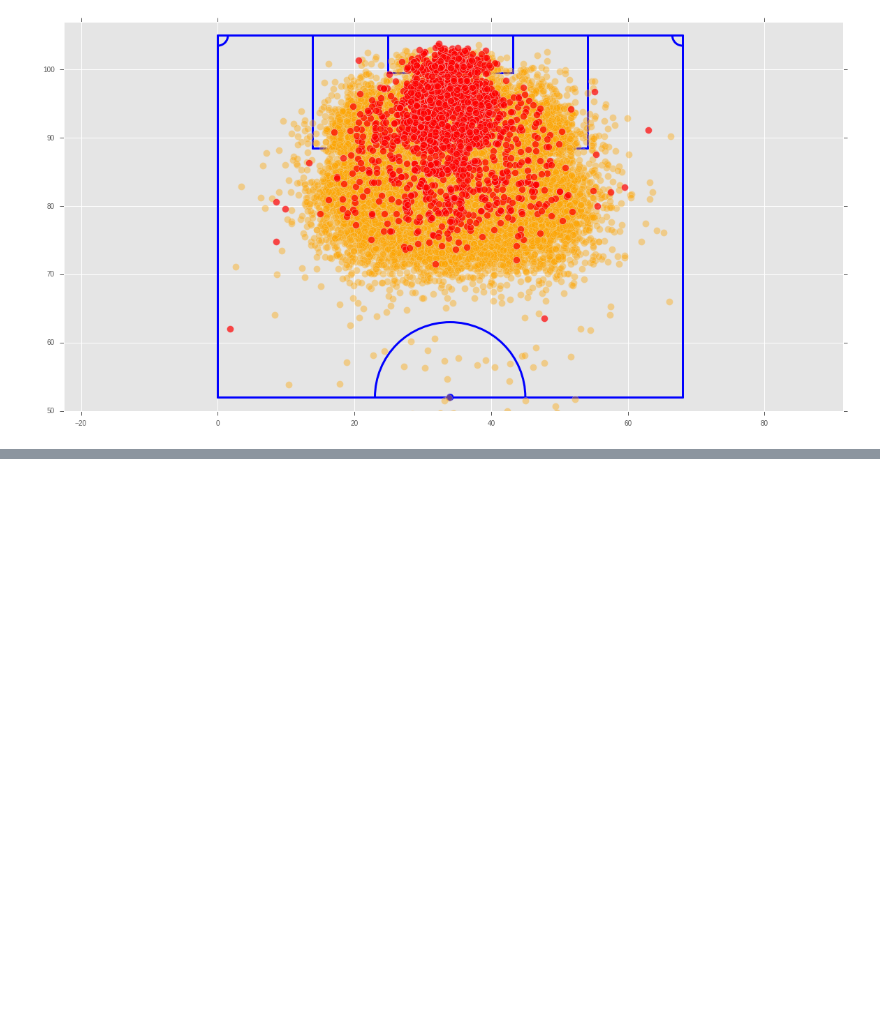
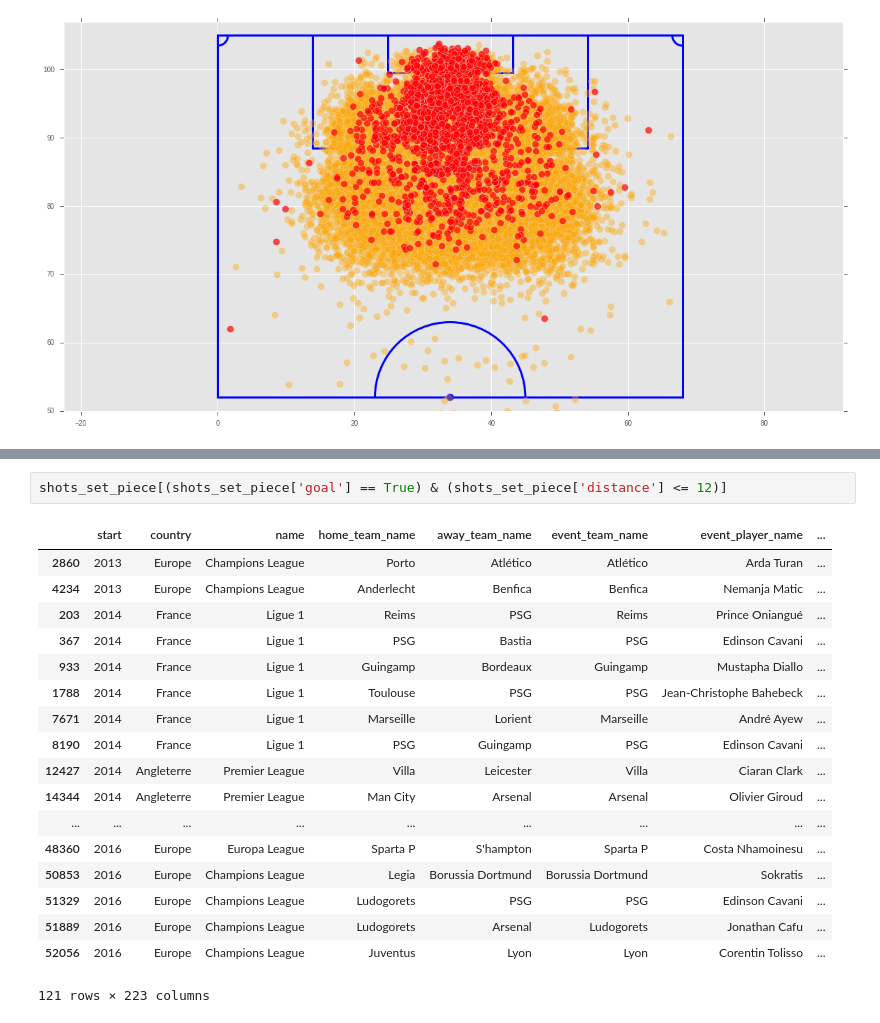
Before and after one commit to 10contre11/notebooks, a Jupyter notebook: xg_features_selection.ipynb, the cells around one changed output, grey strips where cells are left out. Drawn from its saved outputs; the diff is of its cells as text; blank space fills up the shorter version.

```diff
--- a/xg_features_selection.ipynb
+++ b/xg_features_selection.ipynb
@@ -439,0 +450,21 @@ plt.scatter(shots_back_pass[shots_back_pass['goal'] == True]['adj_start_y'], sho
+# %%
+shots_set_piece[(shots_set_piece['goal'] == True) & (shots_set_piece['distance'] <= 12)]
+# %% [output]
+|  | start | country | name | home_team_name | away_team_name | event_team_name | event_player_name | ... |
+| 2860 | 2013 | Europe | Champions League | Porto | Atlético | Atlético | Arda Turan | ... |
+| 4234 | 2013 | Europe | Champions League | Anderlecht | Benfica | Benfica | Nemanja Matic | ... |
+| 203 | 2014 | France | Ligue 1 | Reims | PSG | Reims | Prince Oniangué | ... |
+| 367 | 2014 | France | Ligue 1 | PSG | Bastia | PSG | Edinson Cavani | ... |
+| 933 | 2014 | France | Ligue 1 | Guingamp | Bordeaux | Guingamp | Mustapha Diallo | ... |
+| 1788 | 2014 | France | Ligue 1 | Toulouse | PSG | PSG | Jean-Christophe Bahebeck | ... |
+| 7671 | 2014 | France | Ligue 1 | Marseille | Lorient | Marseille | André Ayew | ... |
+| 8190 | 2014 | France | Ligue 1 | PSG | Guingamp | PSG | Edinson Cavani | ... |
+| 12427 | 2014 | Angleterre | Premier League | Villa | Leicester | Villa | Ciaran Clark | ... |
+| 14344 | 2014 | Angleterre | Premier League | Man City | Arsenal | Arsenal | Olivier Giroud | ... |
+| ... | ... | ... | ... | ... | ... | ... | ... | ... |
+| 48360 | 2016 | Europe | Europa League | Sparta P | S'hampton | Sparta P | Costa Nhamoinesu | ... |
+| 50853 | 2016 | Europe | Champions League | Legia | Borussia Dortmund | Borussia Dortmund | Sokratis | ... |
+| 51329 | 2016 | Europe | Champions League | Ludogorets | PSG | PSG | Edinson Cavani | ... |
+| 51889 | 2016 | Europe | Champions League | Ludogorets | Arsenal | Ludogorets | Jonathan Cafu | ... |
+| 52056 | 2016 | Europe | Champions League | Juventus | Lyon | Lyon | Corentin Tolisso | ... |
+121 rows × 223 columns
```
Also changed, not shown: parts of 2 cells of this notebook.
